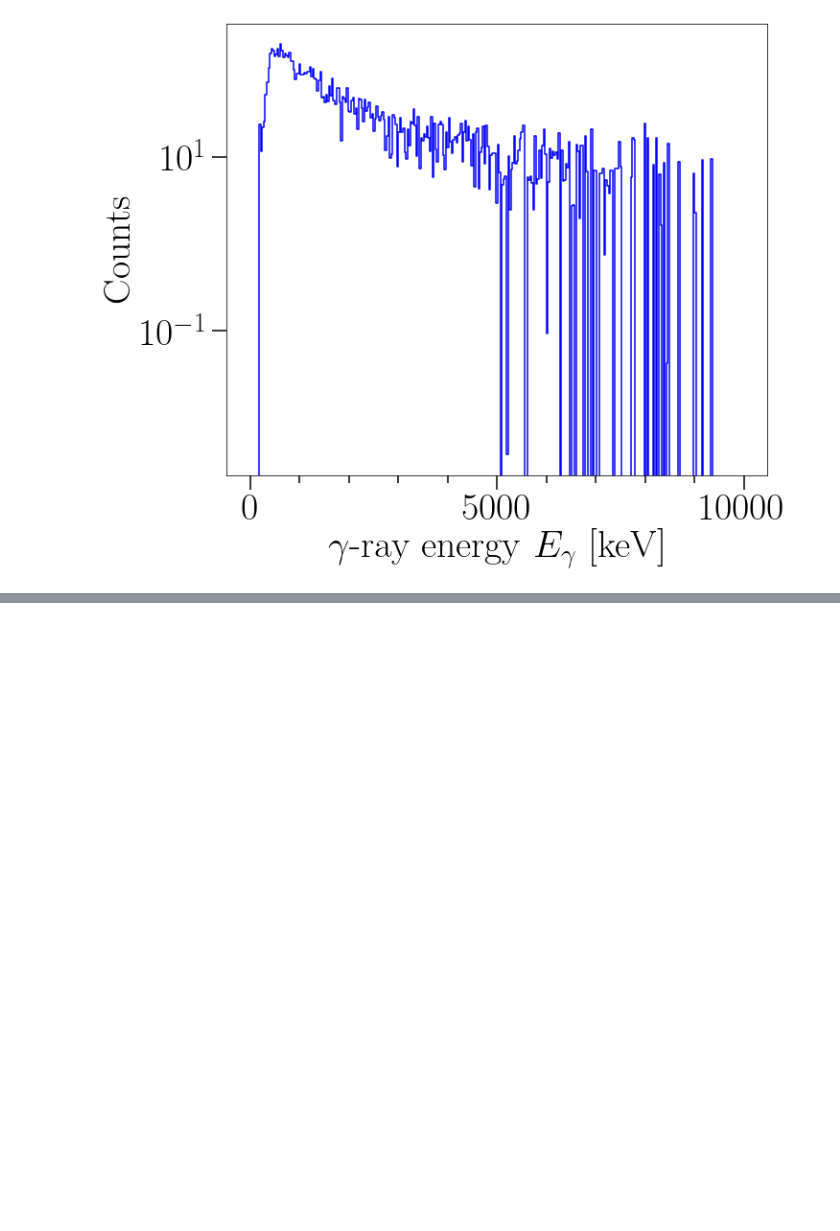
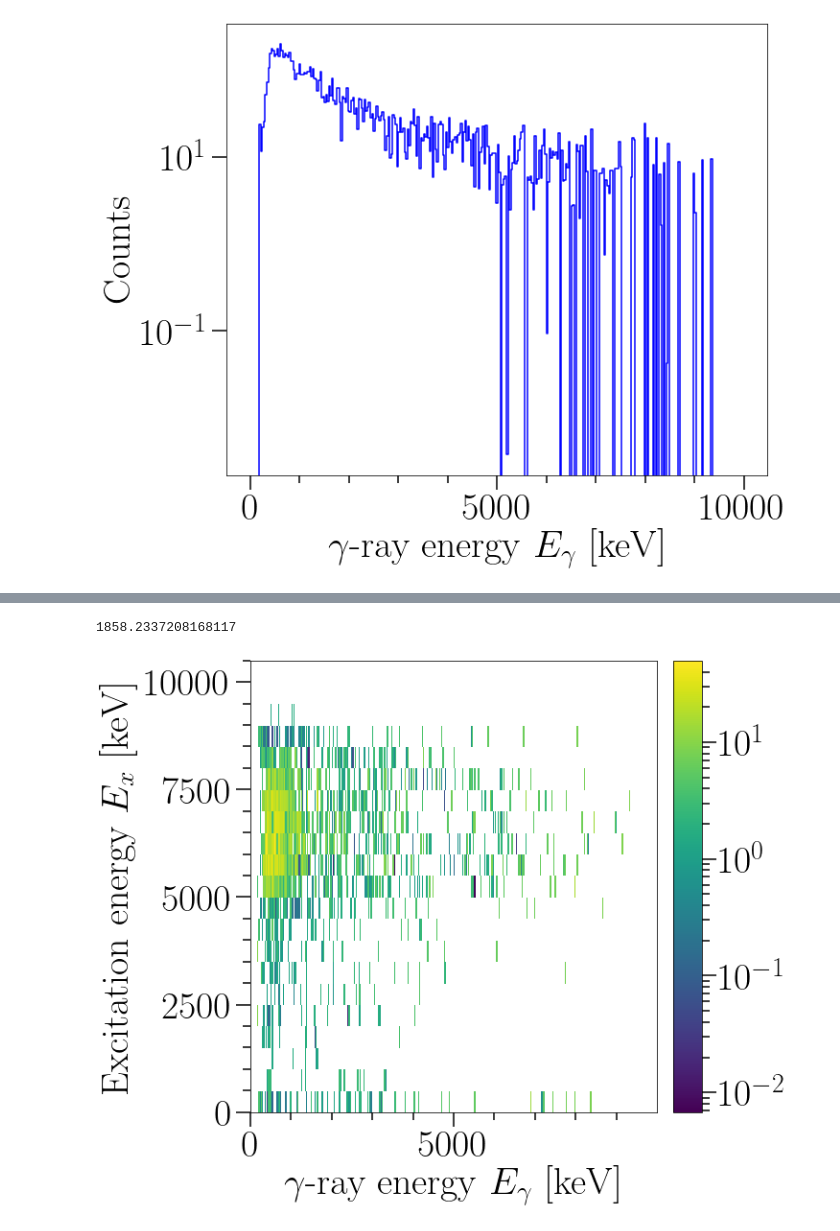
Before and after one commit to jvevik/Unfolding_and_PFG_extraction, a Jupyter notebook: Unfolding.ipynb, the cells around one changed output, grey strips where cells are left out. Saved outputs shown, nothing was run; the diff lists cells and outputs as text; code cells hidden in the pictures; blank space fills up the shorter version.

Commit message:
added attempt at subtracting neutrons

```diff
--- a/Unfolding.ipynb
+++ b/Unfolding.ipynb
@@ -427,7 +418,7 @@ plotting(arg1 = unfolded.Ex, arg2 = E_tot, Type='Non-Ompy', ylabel=r'$E_{tot}$ [
 M_g = np.zeros(len(unfolded.Ex))
 for i in range(len(E_tot)):
     for j in range(len(unfolded.Eg)):
-        M_g[i] +=  unfolded.values[i][j] /float(fission_values[i])
+        M_g[i] +=  unfolded.values[i][j]/(float(fission_values[i])*epsilon)
 
 plotting(arg1 = unfolded.Ex, arg2 = M_g, Type='Non-Ompy',ylabel=r'$M_{g}$ [number of photons]',xlim=[4350,10000])
 # %% [output]
@@ -438,7 +429,7 @@ plotting(arg1 = unfolded.Ex, arg2 = M_g, Type='Non-Ompy',ylabel=r'$M_{g}$ [numbe
 E_g_i = np.zeros_like(M_g)
 
 for i in range(len(M_g)):
-    E_g_i[i] = E_tot[i]/M_g[i]
+    E_g_i[i] = E_tot[i]/float(M_g[i])
 
 plotting(arg1 = unfolded.Ex, arg2 = E_g_i, Type = 'Non-Ompy', ylabel=r'$E_{g}$ [keV]',xlim=[4350,10000])
 # %% [output]
@@ -451,0 +460,40 @@ plotting(unfolded, projection='x',scale='log')
+# %%
+a = 0.1 #U234
+b = 2.5 #U234
+Sn = 5.762 #for U233
+M = 6.31 #U234
+f = np.zeros(len(unfolded.Ex))
+
+unfolded_kopi = unfolded.copy()
+
+for i in range(len(unfolded_kopi.Ex)):
+    for j in range(len(unfolded_kopi.Eg)):
+        unfolded_kopi[i][j] = 0
+
+for i in range(len(unfolded.Ex)):
+    nu = a*(unfolded.Ex[i]*1e-3 - Sn) + b
+    f[i] = (epsilon*nu)/(epsilon*nu + M)
+
+n_tot_ex = np.zeros(len(unfolded.Ex))
+for i in range(len(n_tot_ex)):
+    for j in range(len(unfolded.Eg)):
+        n_tot_ex[i] += unfolded.values[i][j]
+
+
+n_neutrons = unfolded_kopi.copy()
+for i in range(len(unfolded.Ex)):
+    for j in range(len(unfolded.Eg)):
+        n_neutrons[i][j] = f[i]*n_tot_ex[i]*data_y[0][j]
+
+
+n_gamma = unfolded_kopi.copy()
+for i in range(len(unfolded.Ex)):
+    for j in range(len(unfolded.Eg)):
+        n_gamma[i][j] = unfolded.values[i][j] - n_neutrons[i][j]
+
+
+print(np.sum(n_gamma.values))
+plotting(n_gamma)
+# %% [output]
+1858.2337208168117
+[figure, added]
```
Also changed, not shown: parts of 13 cells of this notebook.
